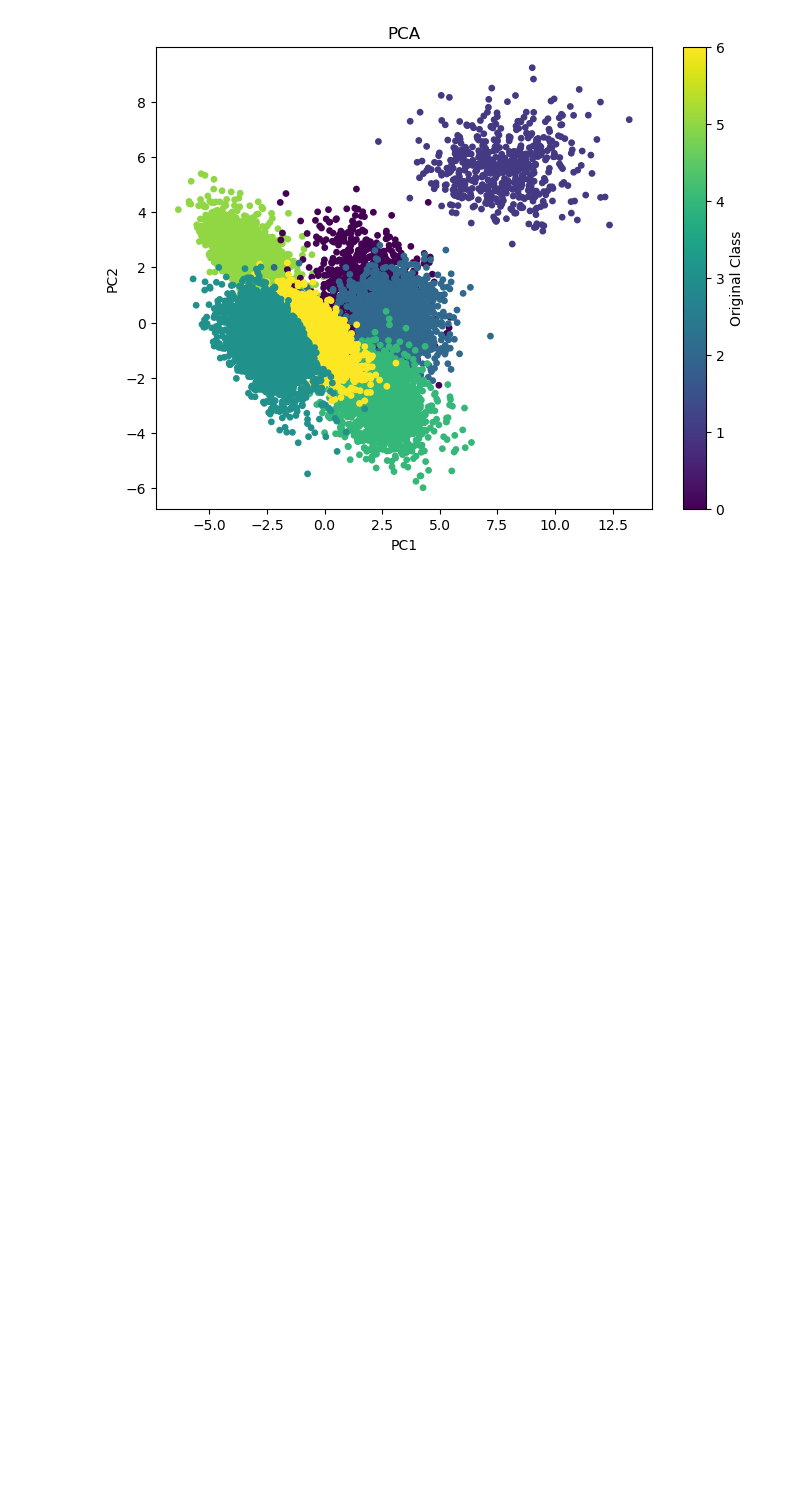
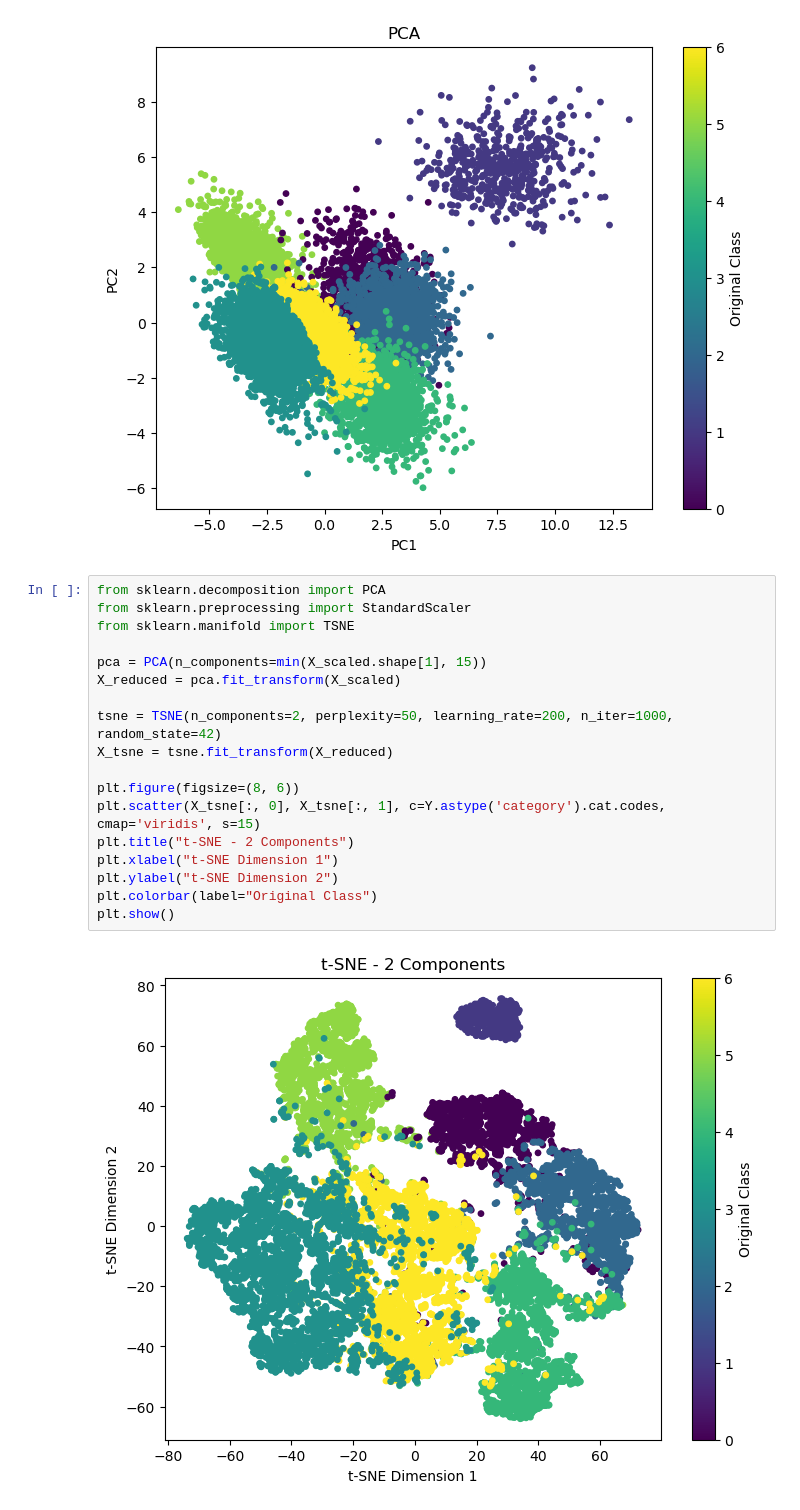
Before and after one commit to Jatin-s16/Bean, a Jupyter notebook: Bean_repo.ipynb, the cells around one changed output. Drawn from its saved outputs; the diff is of its cells as text; blank space fills up the shorter version.

```diff
--- a/Bean_repo.ipynb
+++ b/Bean_repo.ipynb
@@ -150,3 +150,23 @@ plt.colorbar(label="Original Class")
 plt.show()
 # %% [output]
 [figure]
+# %%
+from sklearn.decomposition import PCA
+from sklearn.preprocessing import StandardScaler
+from sklearn.manifold import TSNE
+
+pca = PCA(n_components=min(X_scaled.shape[1], 15))
+X_reduced = pca.fit_transform(X_scaled)
+
+tsne = TSNE(n_components=2, perplexity=50, learning_rate=200, n_iter=1000, random_state=42)
+X_tsne = tsne.fit_transform(X_reduced)
+
+plt.figure(figsize=(8, 6))
+plt.scatter(X_tsne[:, 0], X_tsne[:, 1], c=Y.astype('category').cat.codes, cmap='viridis', s=15)
+plt.title("t-SNE - 2 Components")
+plt.xlabel("t-SNE Dimension 1")
+plt.ylabel("t-SNE Dimension 2")
+plt.colorbar(label="Original Class")
+plt.show()
+# %% [output]
+[figure, added]
```
